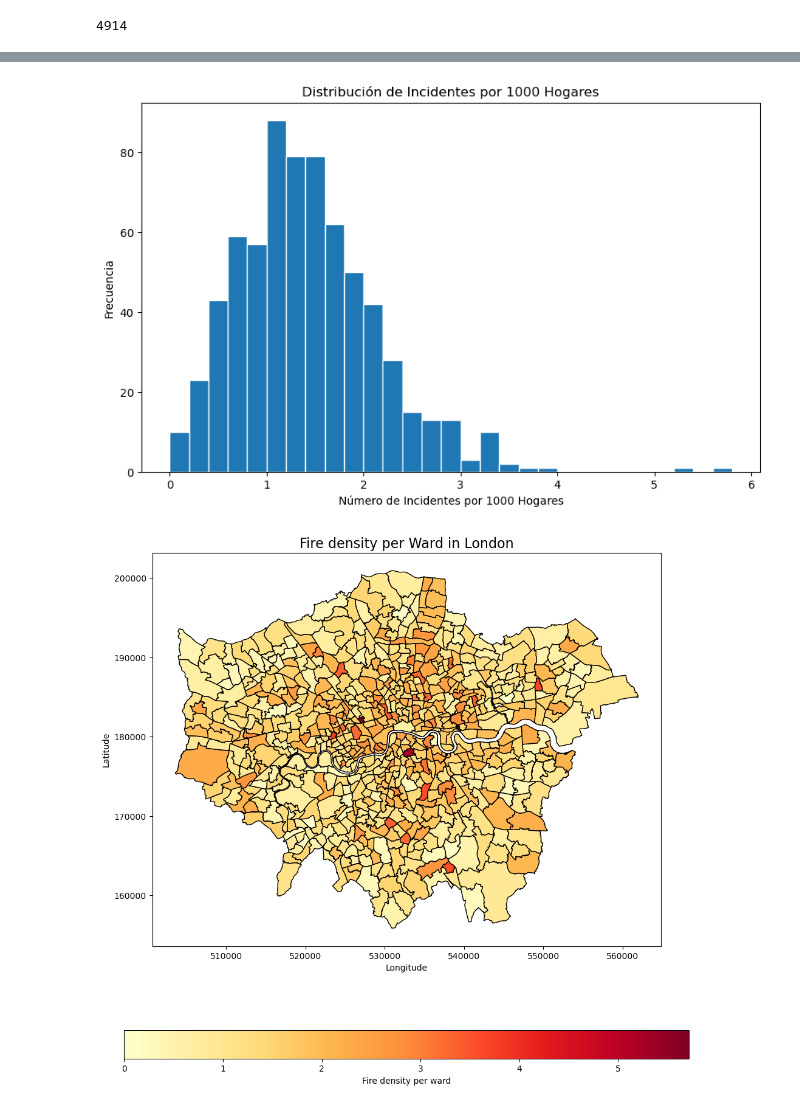
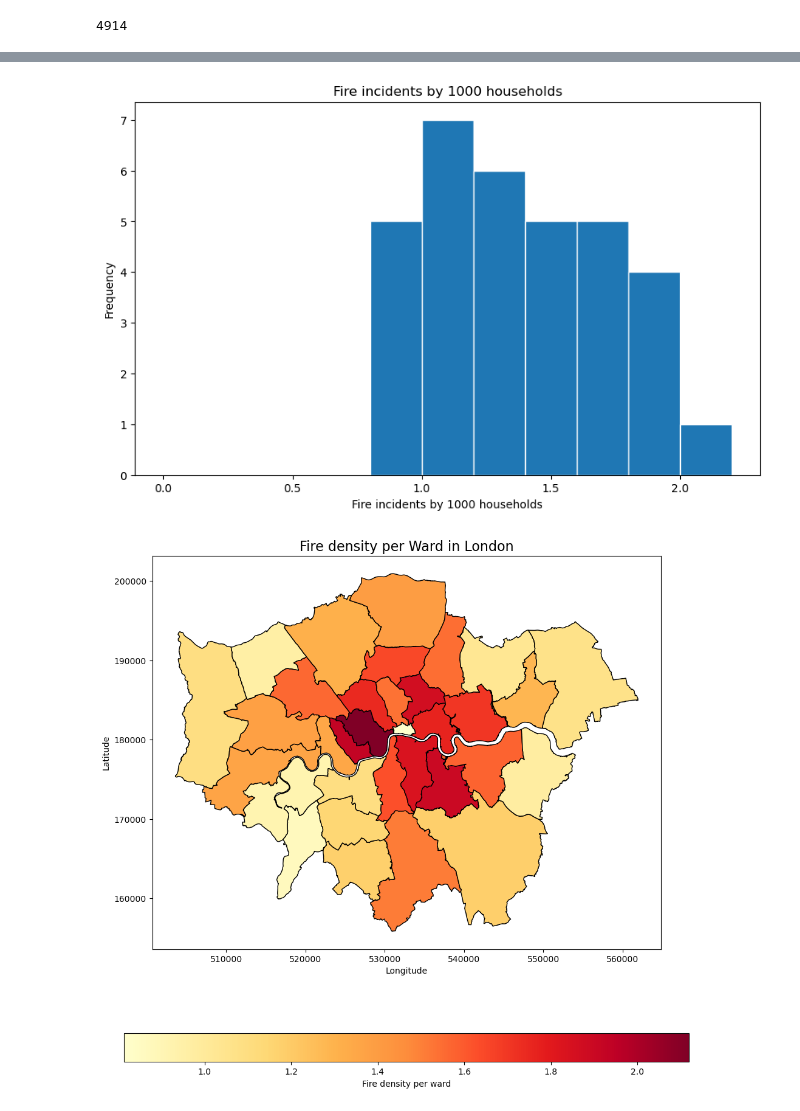
Before and after one commit to fiorellaguillen/CASA007-FINAL-ASSESSMENT, a Jupyter notebook: final_assignment.ipynb, the cells around one changed output, grey strips where cells are left out. Cells and saved outputs as stored; diff of their text form; code cells hidden in the pictures.

Commit message:
Change analysis from ward to borough due to lack of socioeconomical information

```diff
--- a/final_assignment.ipynb
+++ b/final_assignment.ipynb
@@ -99,5 +66,5 @@ print(london_wards)
 geometry = [Point(xy) for xy in zip(fires["Easting_rounded"], fires["Northing_rounded"])]
 fires_gdf = gpd.GeoDataFrame(fires, geometry=geometry)
 # %%
-fires_gdf.set_crs(wards.crs, inplace=True)
+fires_gdf.set_crs(boros.crs, inplace=True)
 # %% [output]
@@ -171,8 +123,8 @@ max       26.000000
 Name: fire_count, dtype: float64
 # %%
-columns=['Electoral wards and divisions Code', 'Observation']
-households=pd.read_csv("TS041-2021-2-filtered-2025-01-18T16_48_14Z.csv", usecols=columns)
+columns=['Lower tier local authorities Code', 'Observation']
+households=pd.read_csv("TS041-2021-2-filtered-2025-01-19T17_52_49Z.csv", usecols=columns)
 
-london_wards = london_wards.merge(households, left_on='WD24CD', right_on='Electoral wards and divisions Code', how='left')
-london_wards.head(15)
+boros = boros.merge(households, left_on='GSS_CODE', right_on='Lower tier local authorities Code', how='left')
+boros.head(15)
 # %% [output]
@@ -195,6 +147,6 @@ london_wards.head(15)
 # %%
-london_wards=london_wards.drop(['ward', 'Electoral wards and divisions Code'], axis=1)
-london_wards=london_wards.rename(columns={'Observation':'households'})
+boros=boros.drop('Lower tier local authorities Code', axis=1)
+boros=boros.rename(columns={'Observation':'households'})
 
-london_wards.head(15)
+boros.head(33)
 # %% [output]
@@ -230,4 +181,4 @@ plt.show()
 # %%
-london_wards['fires_by_1000households']=london_wards['fire_count']/london_wards['households']*1000
-london_wards.head(15)
+boros['fires_by_1000households']=boros['fire_count']/boros['households']*1000
+boros.head(15)
 # %% [output]
@@ -250,28 +201,25 @@ london_wards.head(15)
 # %%
-import numpy as np
-import matplotlib.pyplot as plt
-
 #create histogram
-london_wards['fires_by_1000households'].hist(bins=np.arange(0, london_wards['fires_by_1000households'].max() + 0.2, 0.2),
+boros['fires_by_1000households'].hist(bins=np.arange(0, boros['fires_by_1000households'].max() + 0.2, 0.2),
                                              figsize=(10, 6),
                                              edgecolor='white')
 
-plt.title('Distribución de Incidentes por 1000 Hogares')
-plt.xlabel('Número de Incidentes por 1000 Hogares')
-plt.ylabel('Frecuencia')
+plt.title('Fire incidents by 1000 households')
+plt.xlabel('Fire incidents by 1000 households')
+plt.ylabel('Frequency')
 plt.grid(False)
 plt.show()
 # %% [output]
-[figure, old version]
+[figure, new version]
 # %%
 #Plot thematic map on fire incident density
 fig, ax = plt.subplots(figsize=(12, 12))
 
 #set thematic map
-london_wards.plot(column='fires_by_1000households', ax=ax, legend=True,
+boros.plot(column='fires_by_1000households', ax=ax, legend=True,
            legend_kwds={'label': "Fire density per ward",
                         'orientation': "horizontal"},
-           cmap='YlOrRd',  # Paleta de colores (amarillo a rojo)
+           cmap='YlOrRd',
            edgecolor='black')
 
 plt.title("Fire density per Ward in London", fontsize=16)
@@ -280,6 +228,6 @@ plt.ylabel('Latitude')
 
 plt.show()
 # %% [output]
-[figure, old version]
+[figure, new version]
 # %%
 #Aggregate socio-economic information
```
Also changed, not shown: parts of 25 cells of this notebook.
